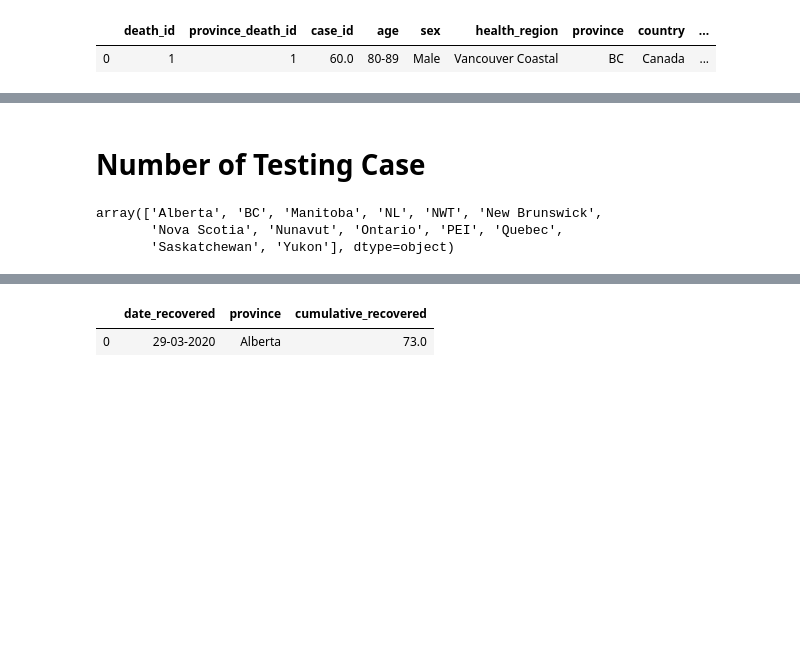
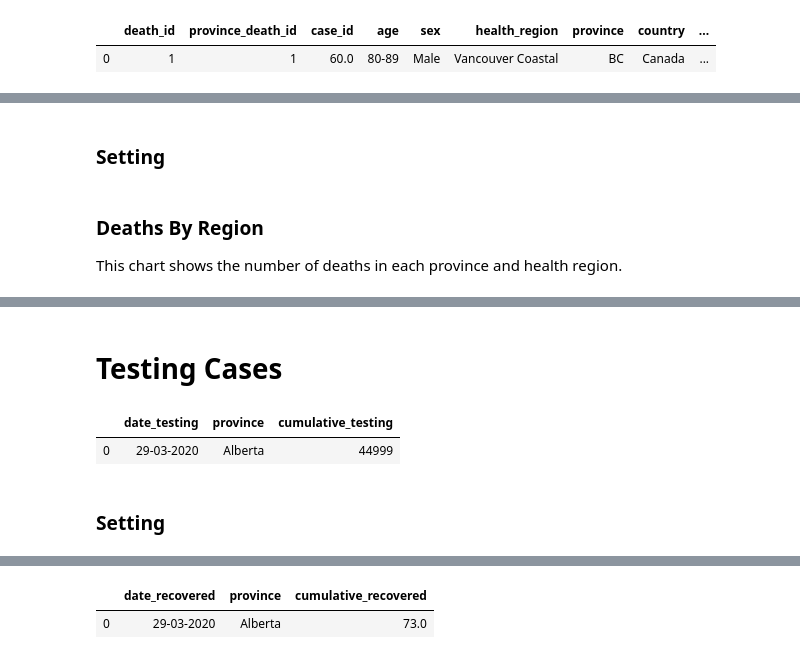
Before and after one commit to FreedomVAce/COVID_19_CA, a Jupyter notebook: Covid_19_CA.ipynb, the cells around one changed output, grey strips where cells are left out. Drawn from its saved outputs; the diff is of its cells as text; code cells hidden in the pictures; blank space fills up the shorter version.

```diff
--- a/Covid_19_CA.ipynb
+++ b/Covid_19_CA.ipynb
@@ -302,6 +344,8 @@ show(plot1)
 # %% [output]
 [interactive output not drawn]
 [interactive output not drawn]
+# %% [markdown]
+### Setting
 # %%
 province = (pd.DataFrame(n_death['province'].value_counts()).reset_index()
                  .sort_values(by = 'province',ascending = False))
@@ -312,4 +356,7 @@ health_region = (pd.DataFrame(n_death['health_region'].value_counts()).reset_ind
                  .sort_values(by = 'health_region',ascending = False))
 health_region_factors = pd.unique(health_region['index'])
 health_region_data = ColumnDataSource(health_region)
+# %% [markdown]
+### Deaths By Region
+This chart shows the number of deaths in each province and health region.
 # %%
@@ -332,7 +383,14 @@ show(grid)
 [interactive output not drawn]
 [interactive output not drawn]
 # %% [markdown]
-# Number of Testing Case
+# Testing Cases
+# %%
+display(n_testing.head(1))
+# %% [output]
+|  | date_testing | province | cumulative_testing |
+| 0 | 29-03-2020 | Alberta | 44999 |
+# %% [markdown]
+### Setting
 # %%
 n_testing['cumulative_testing'] = n_testing['cumulative_testing'].str.rstrip('*')
 n_testing['cumulative_testing'] = n_testing['cumulative_testing'].fillna(0)
@@ -341,10 +399,3 @@ n_testing['date_testing'] = pd.to_datetime(n_testing['date_testing'], dayfirst =
-# %%
-n_testing = n_testing.sort_values(by = ['province','date_testing']);
-n_testing['province'].unique()
-# %% [output]
-array(['Alberta', 'BC', 'Manitoba', 'NL', 'NWT', 'New Brunswick',
-       'Nova Scotia', 'Nunavut', 'Ontario', 'PEI', 'Quebec',
-       'Saskatchewan', 'Yukon'], dtype=object)
 # %%
 test = {}
 test_data = {}
```
Also changed, not shown: parts of 37 cells of this notebook.
